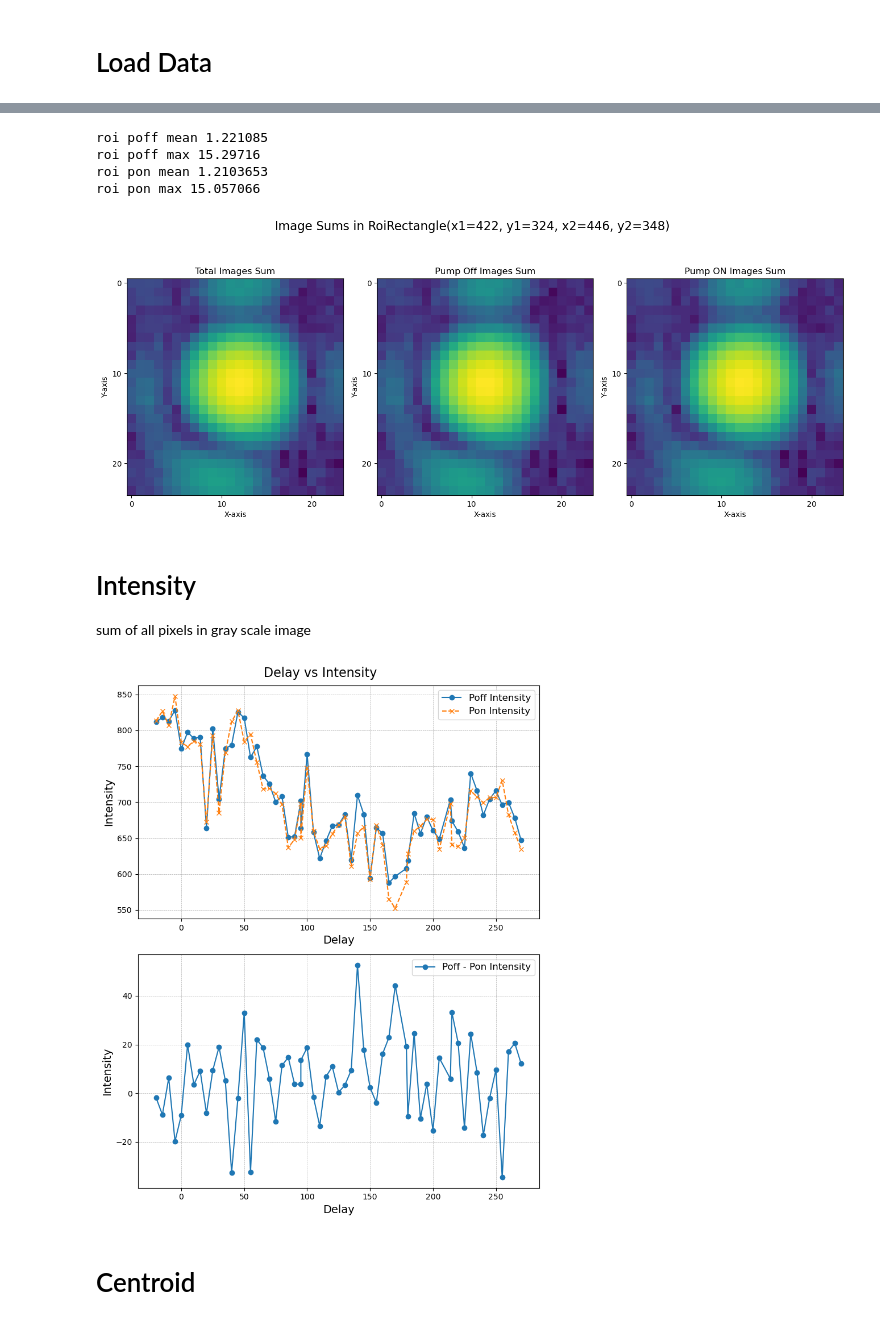
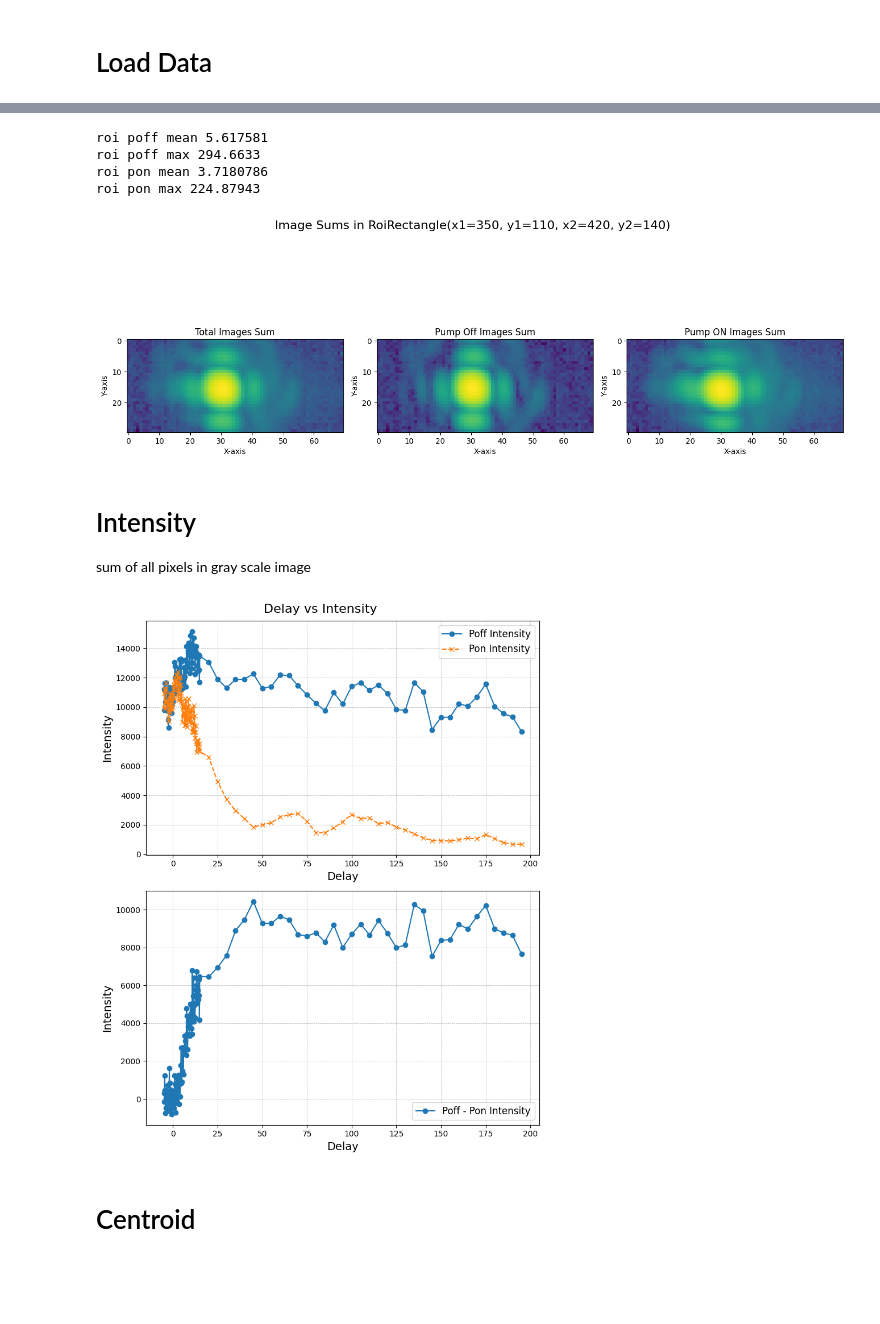
Before and after one commit to SJB7777/STO-XFEL, a Jupyter notebook: notebooks/moments.ipynb, the cells around one changed output, grey strips where cells are left out. Cells and saved outputs as stored; diff of their text form; code cells hidden in the pictures; blank space fills up the shorter version.

```diff
--- a/notebooks/moments.ipynb
+++ b/notebooks/moments.ipynb
@@ -60,5 +63,5 @@ ax.set_xticks(np.arange(0, total_image_sum.shape[1], 50));
 # %%
-roi_rect = RoiRectangle(422, 324, 446, 348)
+roi_rect = RoiRectangle(350, 110, 420, 140)
 roi_image_sum = roi_rect.slice(total_image_sum)
 
 roi_pons = roi_rect.slice(pon_images)
@@ -68,38 +71,38 @@ fig, ax = plt.subplots(1, 3, figsize=(14, 6))
 fig.suptitle(f"Image Sums in {roi_rect}", fontsize=16)
 
 ax[0].imshow(np.log1p(roi_image_sum), cmap='viridis')
 ax[0].set_title(f"Total Images Sum")
 ax[0].set_yticks(np.arange(0, roi_rect.height, 10))
 ax[0].set_xticks(np.arange(0, roi_rect.width, 10))
 ax[0].set_ylabel('Y-axis')
 ax[0].set_xlabel('X-axis')
 
 ax[1].imshow(np.log1p(roi_poffs.sum(0)), cmap='viridis')
 ax[1].set_title(f"Pump Off Images Sum")
 ax[1].set_yticks(np.arange(0, roi_rect.height, 10))
 ax[1].set_xticks(np.arange(0, roi_rect.width, 10))
 ax[1].set_ylabel('Y-axis')
 ax[1].set_xlabel('X-axis')
 
 ax[2].imshow(np.log1p(roi_pons.sum(0)), cmap='viridis')
 ax[2].set_title(f"Pump ON Images Sum")
 ax[2].set_yticks(np.arange(0, roi_rect.height, 10))
 ax[2].set_xticks(np.arange(0, roi_rect.width, 10))
 ax[2].set_ylabel('Y-axis')
 ax[2].set_xlabel('X-axis')
 
 plt.tight_layout()
 
 print("roi poff mean", roi_poffs.mean())
 print("roi poff max", roi_poffs.max())
 print("roi pon mean", roi_pons.mean())
 print("roi pon max", roi_pons.max())
 # %% [output]
-roi poff mean 1.221085
-roi poff max 15.29716
-roi pon mean 1.2103653
-roi pon max 15.057066
+roi poff mean 5.617581
+roi poff max 294.6633
+roi pon mean 3.7180786
+roi pon max 224.87943
-[figure, old version]
+[figure, new version]
 # %%
 from skimage.measure import moments, moments_central, shannon_entropy
 from collections import defaultdict
@@ -248,7 +251,7 @@ sum of all pixels in gray scale image
 # %%
 plot_single_feature(poff_features, pon_features, "intensity")
 # %% [output]
-[figure, old version]
+[figure, new version]
 # %% [markdown]
 # Centroid
 # %%
```
Also changed, not shown: parts of 10 cells of this notebook, 11 other files.
